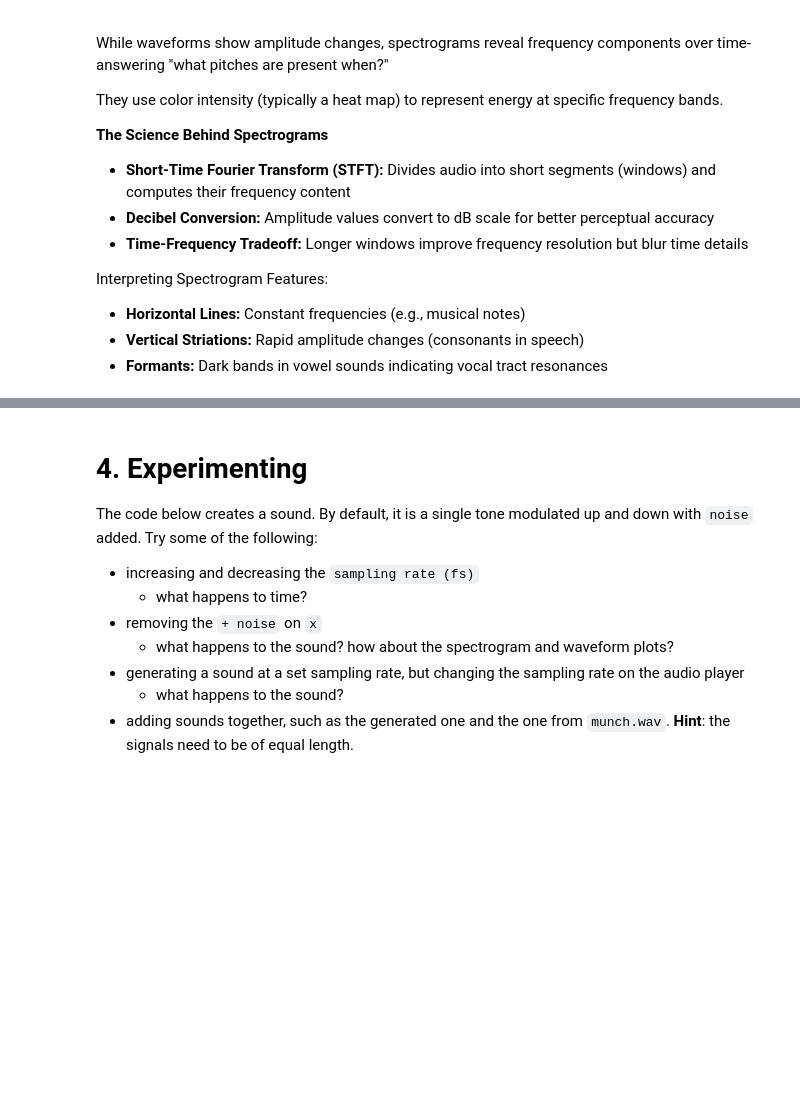
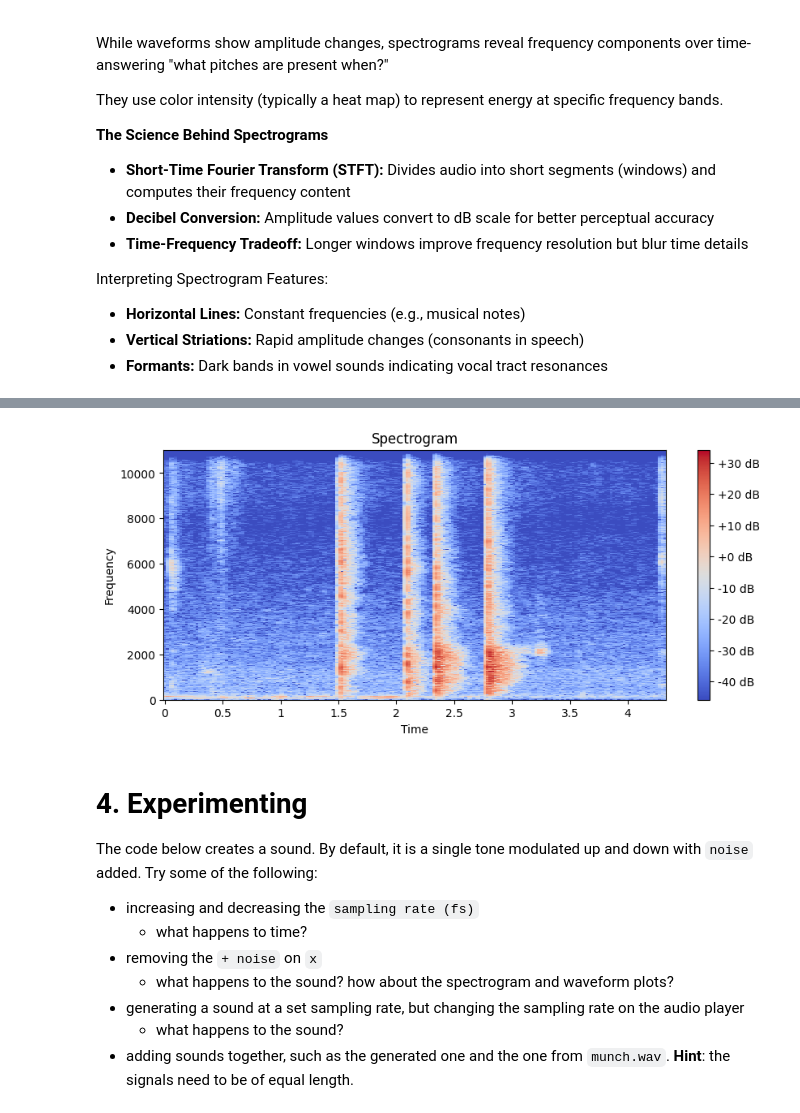
Before and after one commit to ea-g/PyFromScratch, a Jupyter notebook: skeleton/sound/sound_plots.ipynb, the cells around one changed output, grey strips where cells are left out. Saved outputs shown, nothing was run; the diff lists cells and outputs as text; code cells hidden in the pictures; blank space fills up the shorter version.

```diff
--- a/skeleton/sound/sound_plots.ipynb
+++ b/skeleton/sound/sound_plots.ipynb
@@ -103,20 +106,22 @@ plt.show()
 # %%
 # Spectrogram for your own sound
 # modify this code!
-my_sound = None # file path to your sound
+my_sound = "../../audio_files/record_out.wav" # file path to your sound
 yy, s_r = librosa.load(my_sound)
 
 # Create a spectrogram
 plt.figure(figsize=(10, 4))
 S2 = librosa.stft(yy)  # Short-time Fourier transform
 S_db2 = librosa.amplitude_to_db(abs(S2))  # Convert amplitude to decibels
 
 librosa.display.specshow(S_db2, sr=s_r, x_axis='time', y_axis='hz')
 plt.colorbar(format='%+2.0f dB')
 plt.title('Spectrogram')
 plt.xlabel('Time')
 plt.ylabel('Frequency')
 plt.show()
+# %% [output]
+[figure, added]
 # %% [markdown]
 # 4. Experimenting
 The code below creates a sound. By default, it is a single tone modulated up and down with `noise` added. Try some of the following:
```
Also changed, not shown: parts of 15 cells of this notebook, 1 other file.
